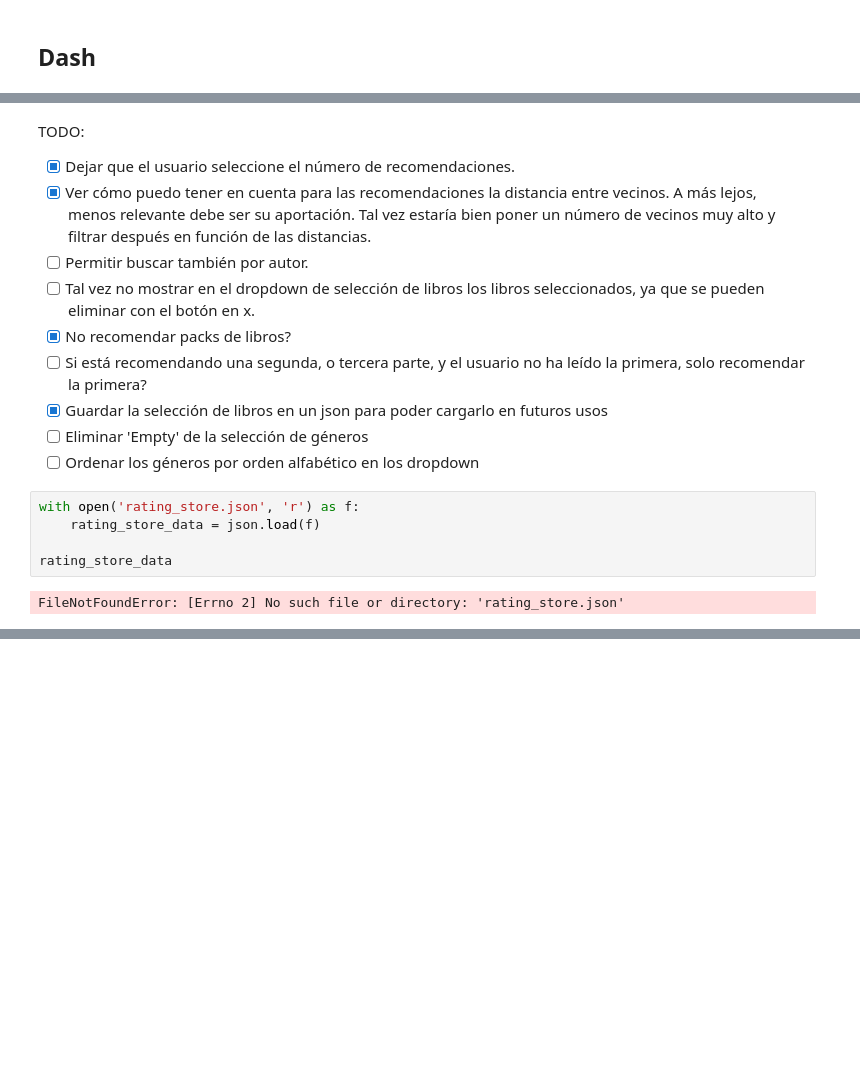
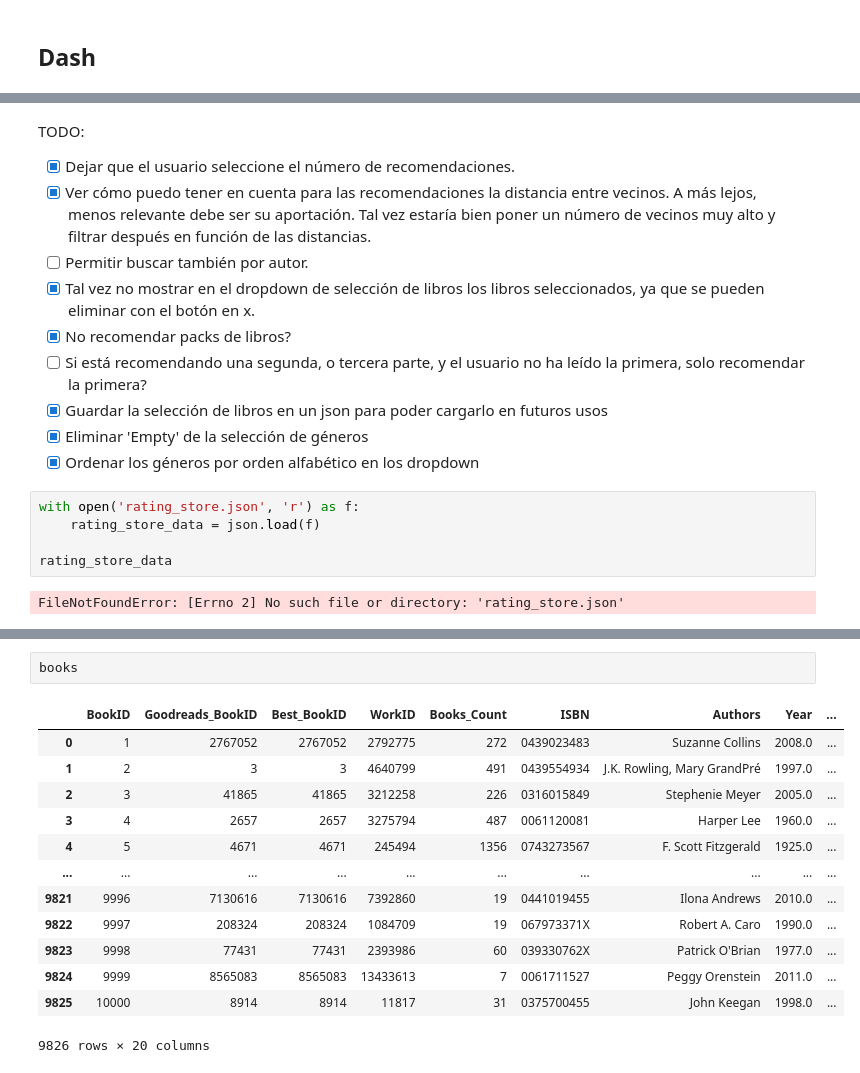
Before and after one commit to pablo3V/Book-Recommender, a Jupyter notebook: 4-Dash.ipynb, the cells around one changed output, grey strips where cells are left out. Cells and saved outputs as stored; diff of their text form; blank space fills up the shorter version.

```diff
--- a/4-Dash.ipynb
+++ b/4-Dash.ipynb
@@ -669,12 +682,12 @@ TODO:
 - [x] Dejar que el usuario seleccione el número de recomendaciones.
 - [x] Ver cómo puedo tener en cuenta para las recomendaciones la distancia entre vecinos. A más lejos, menos relevante debe ser su aportación. Tal vez estaría bien poner un número de vecinos muy alto y filtrar después en función de las distancias.
 - [ ] Permitir buscar también por autor.
-- [ ] Tal vez no mostrar en el dropdown de selección de libros los libros seleccionados, ya que se pueden eliminar con el botón en x.
+- [x] Tal vez no mostrar en el dropdown de selección de libros los libros seleccionados, ya que se pueden eliminar con el botón en x.
 - [x] No recomendar packs de libros?
 - [ ] Si está recomendando una segunda, o tercera parte, y el usuario no ha leído la primera, solo recomendar la primera?
 - [x] Guardar la selección de libros en un json para poder cargarlo en futuros usos
-- [ ] Eliminar 'Empty' de la selección de géneros
-- [ ] Ordenar los géneros por orden alfabético en los dropdown
+- [x] Eliminar 'Empty' de la selección de géneros
+- [x] Ordenar los géneros por orden alfabético en los dropdown
 # %%
 with open('rating_store.json', 'r') as f:
     rating_store_data = json.load(f)
@@ -714,3 +727,19 @@ recommendation_df.head()
 | 2 | 224 | 307 | 4.600000 | 20 | 4.452447 | ['Fantasy', 'Fiction', 'Epic Fant... | Fantasy | Fiction | Epic Fantasy | ... |
 | 3 | 153 | 192 | 4.545455 | 22 | 4.417643 | ['Fantasy', 'Fiction', 'Epic Fant... | Fantasy | Fiction | Epic Fantasy | ... |
 | 4 | 861 | 1760 | 5.000000 | 3 | 4.265532 | ['Fantasy', 'Young Adult', 'Ficti... | Fantasy | Young Adult | Fiction | ... |
+# %%
+books
+# %% [output]
+|  | BookID | Goodreads_BookID | Best_BookID | WorkID | Books_Count | ISBN | Authors | Year | ... |
+| 0 | 1 | 2767052 | 2767052 | 2792775 | 272 | 0439023483 | Suzanne Collins | 2008.0 | ... |
+| 1 | 2 | 3 | 3 | 4640799 | 491 | 0439554934 | J.K. Rowling, Mary GrandPré | 1997.0 | ... |
+| 2 | 3 | 41865 | 41865 | 3212258 | 226 | 0316015849 | Stephenie Meyer | 2005.0 | ... |
+| 3 | 4 | 2657 | 2657 | 3275794 | 487 | 0061120081 | Harper Lee | 1960.0 | ... |
+| 4 | 5 | 4671 | 4671 | 245494 | 1356 | 0743273567 | F. Scott Fitzgerald | 1925.0 | ... |
+| ... | ... | ... | ... | ... | ... | ... | ... | ... | ... |
+| 9821 | 9996 | 7130616 | 7130616 | 7392860 | 19 | 0441019455 | Ilona Andrews | 2010.0 | ... |
+| 9822 | 9997 | 208324 | 208324 | 1084709 | 19 | 067973371X | Robert A. Caro | 1990.0 | ... |
+| 9823 | 9998 | 77431 | 77431 | 2393986 | 60 | 039330762X | Patrick O'Brian | 1977.0 | ... |
+| 9824 | 9999 | 8565083 | 8565083 | 13433613 | 7 | 0061711527 | Peggy Orenstein | 2011.0 | ... |
+| 9825 | 10000 | 8914 | 8914 | 11817 | 31 | 0375700455 | John Keegan | 1998.0 | ... |
+9826 rows × 20 columns
```
Also changed, not shown: parts of 1 cell of this notebook, 12 other files.
